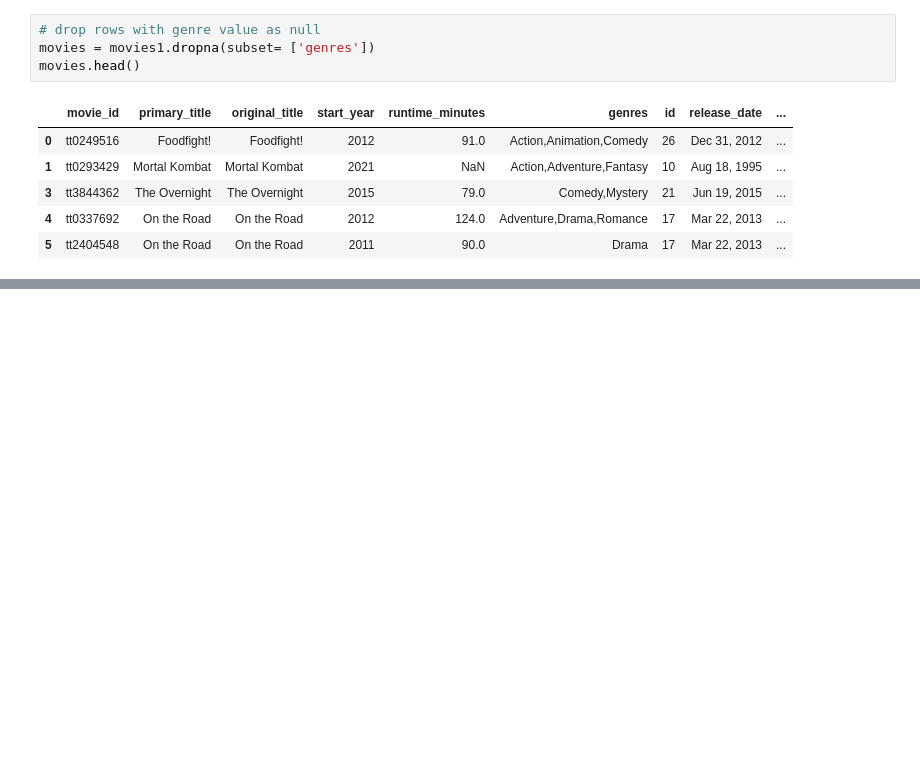
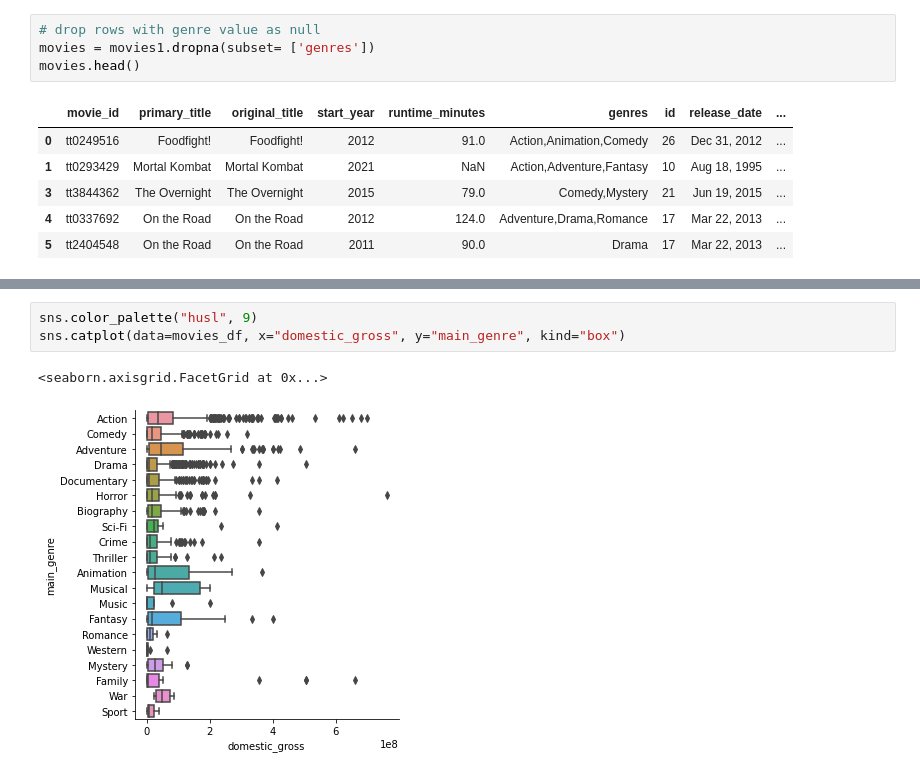
Before and after one commit to harte3/Flatiron-Capstone-Group-2, a Jupyter notebook: notebooks/alivia-vaia/Genre and Revenue.ipynb, the cells around one changed output, grey strips where cells are left out. Saved outputs shown, nothing was run; the diff lists cells and outputs as text; blank space fills up the shorter version.

```diff
--- a/notebooks/alivia-vaia/Genre and Revenue.ipynb
+++ b/notebooks/alivia-vaia/Genre and Revenue.ipynb
@@ -103,0 +198,6 @@ movies.head()
+# %%
+sns.color_palette("husl", 9)
+sns.catplot(data=movies_df, x="domestic_gross", y="main_genre", kind="box")
+# %% [output]
+<seaborn.axisgrid.FacetGrid at 0x...>
+[figure, added]
```
Also changed, not shown: parts of 23 cells of this notebook, 4 other files.
